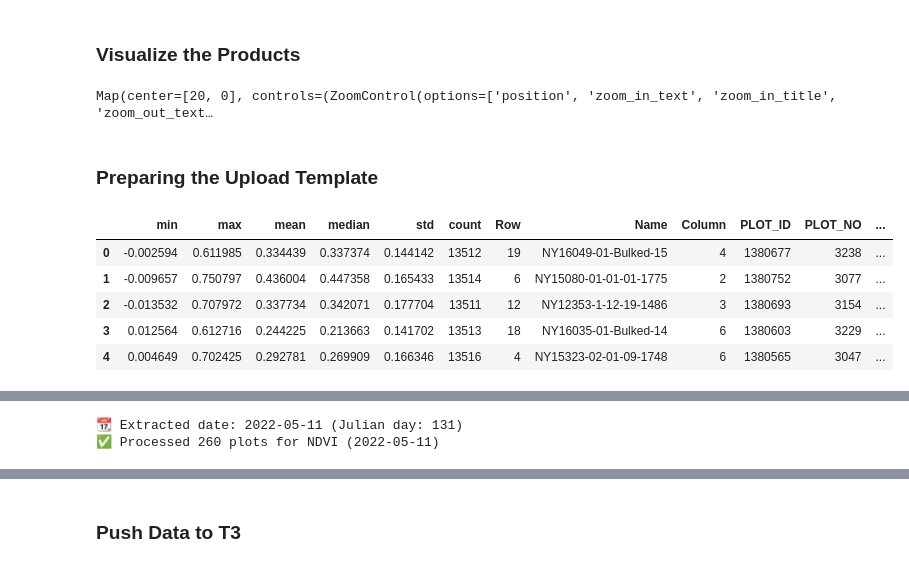
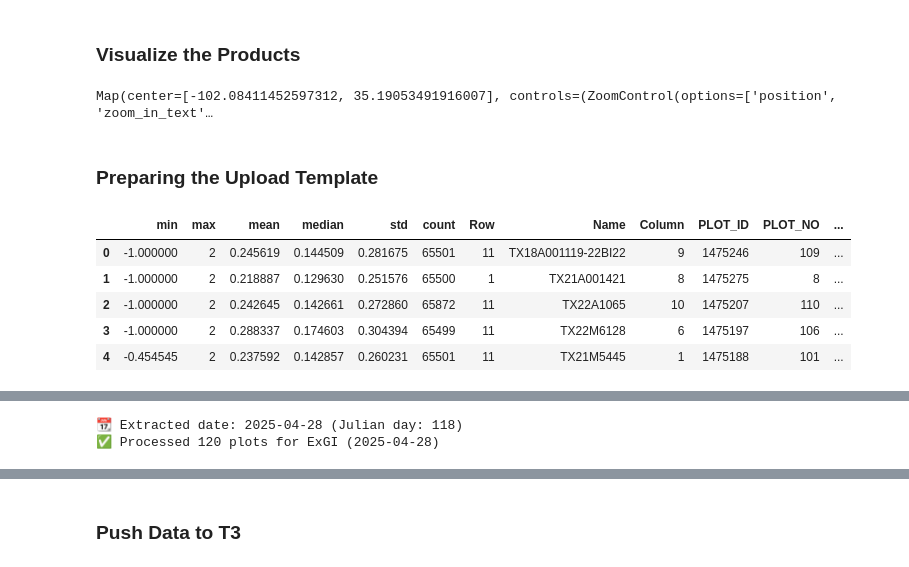
Before and after one commit to gdslab/wheatcap, a Jupyter notebook: 2025_training_workshop/tutorial-uas_htp_on_d2s.ipynb, the cells around one changed output, grey strips where cells are left out. Drawn from its saved outputs; the diff is of its cells as text; code cells hidden in the pictures.

```diff
--- a/2025_training_workshop/tutorial-uas_htp_on_d2s.ipynb
+++ b/2025_training_workshop/tutorial-uas_htp_on_d2s.ipynb
@@ -496,11 +527,10 @@ ndre = data_products[3]
 # %%
-m = leafmap.Map()
-m.clear_layers()
+m = leafmap.Map(center=[center[0],center[1]], zoom=18)
 m.add_basemap("USGS NAIP Imagery")
-m.add_cog_layer(f"{data_product.url}?API_KEY={api_key}", name="ndre", zoom_to_layer=True)
+m.add_cog_layer(f"{exg.url}?API_KEY={api_key}", palette="jet", name="ExG", zoom_to_layer=True)
 m
 # %% [output]
-Map(center=[20, 0], controls=(ZoomControl(options=['position', 'zoom_in_text', 'zoom_in_title', 'zoom_out_text…
+Map(center=[-102.08411452597312, 35.19053491916007], controls=(ZoomControl(options=['position', 'zoom_in_text'…
 # %% [markdown]
 ### Preparing the Upload Template
 # %%
@@ -511,15 +541,15 @@ import re
 from datetime import datetime
 # %%
 #import the zonal statistics
-indices = '/home/jovyan/Data/PBE_T3/2022-Cornell-Wheat_2022-05-11_Multispectral_NDVI_zonal_statistics.csv'
+indices = './2025-WheatCAP-Training-Workshop_2025-04-28_RGB_ExG_zonal_statistics.csv'
 index_data = pd.read_csv(indices)
 index_data.head()
 # %% [output]
 |  | min | max | mean | median | std | count | Row | Name | Column | PLOT_ID | PLOT_NO | ... |
-| 0 | -0.002594 | 0.611985 | 0.334439 | 0.337374 | 0.144142 | 13512 | 19 | NY16049-01-Bulked-15 | 4 | 1380677 | 3238 | ... |
-| 1 | -0.009657 | 0.750797 | 0.436004 | 0.447358 | 0.165433 | 13514 | 6 | NY15080-01-01-01-1775 | 2 | 1380752 | 3077 | ... |
-| 2 | -0.013532 | 0.707972 | 0.337734 | 0.342071 | 0.177704 | 13511 | 12 | NY12353-1-12-19-1486 | 3 | 1380693 | 3154 | ... |
-| 3 | 0.012564 | 0.612716 | 0.244225 | 0.213663 | 0.141702 | 13513 | 18 | NY16035-01-Bulked-14 | 6 | 1380603 | 3229 | ... |
-| 4 | 0.004649 | 0.702425 | 0.292781 | 0.269909 | 0.166346 | 13516 | 4 | NY15323-02-01-09-1748 | 6 | 1380565 | 3047 | ... |
+| 0 | -1.000000 | 2 | 0.245619 | 0.144509 | 0.281675 | 65501 | 11 | TX18A001119-22BI22 | 9 | 1475246 | 109 | ... |
+| 1 | -1.000000 | 2 | 0.218887 | 0.129630 | 0.251576 | 65500 | 1 | TX21A001421 | 8 | 1475275 | 8 | ... |
+| 2 | -1.000000 | 2 | 0.242645 | 0.142661 | 0.272860 | 65872 | 11 | TX22A1065 | 10 | 1475207 | 110 | ... |
+| 3 | -1.000000 | 2 | 0.288337 | 0.174603 | 0.304394 | 65499 | 11 | TX22M6128 | 6 | 1475197 | 106 | ... |
+| 4 | -0.454545 | 2 | 0.237592 | 0.142857 | 0.260231 | 65501 | 11 | TX21M5445 | 1 | 1475188 | 101 | ... |
 # %%
 #Import the T3 LookUP table
@@ -588,25 +618,25 @@ def build_wide_format(index_data, lookup, base_name, file_path):
 
     return result_df
 # %%
-# Usage - NDVI
+# Usage - ExG
 #Index to PUSH
-indices = '/home/jovyan/Data/PBE_T3/2022-Cornell-Wheat_2022-05-11_Multispectral_NDVI_zonal_statistics.csv'
+indices = './2025-WheatCAP-Training-Workshop_2025-04-28_RGB_ExG_zonal_statistics.csv'
 index_data = pd.read_csv(indices)
 
 #T3 traits Lookup table
-lookup_table = "/home/jovyan/Data/PBE_T3/drone_traits_uashub.sandbox.csv"
+lookup_table = "./drone_traits_uashub.sandbox.csv"
 lookup_df = pd.read_csv(lookup_table)
 
 #
 push_data_df = build_wide_format(
     index_data=index_data,
     lookup=lookup_df,        # T3 trait lookup table
-    base_name="NDVI",      #Modify this for all other traits
+    base_name="ExGI",      #Modify this for all other traits
     file_path=indices
 )
 # %% [output]
-📆 Extracted date: 2022-05-11 (Julian day: 131)
-✅ Processed 260 plots for NDVI (2022-05-11)
+📆 Extracted date: 2025-04-28 (Julian day: 118)
+✅ Processed 120 plots for ExGI (2025-04-28)
 # %%
 push_data_df.head()
 # %% [output]
```
Also changed, not shown: parts of 38 cells of this notebook.
